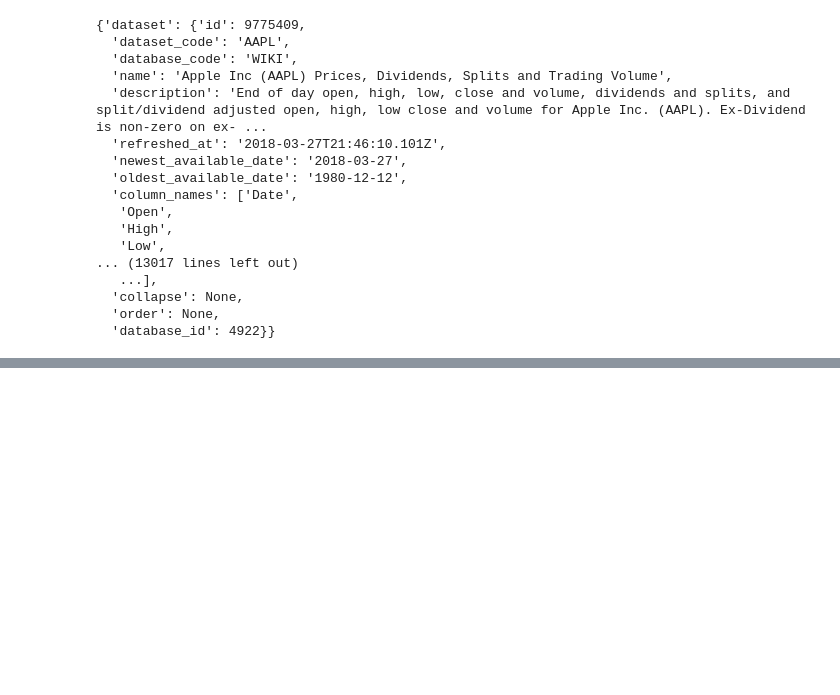
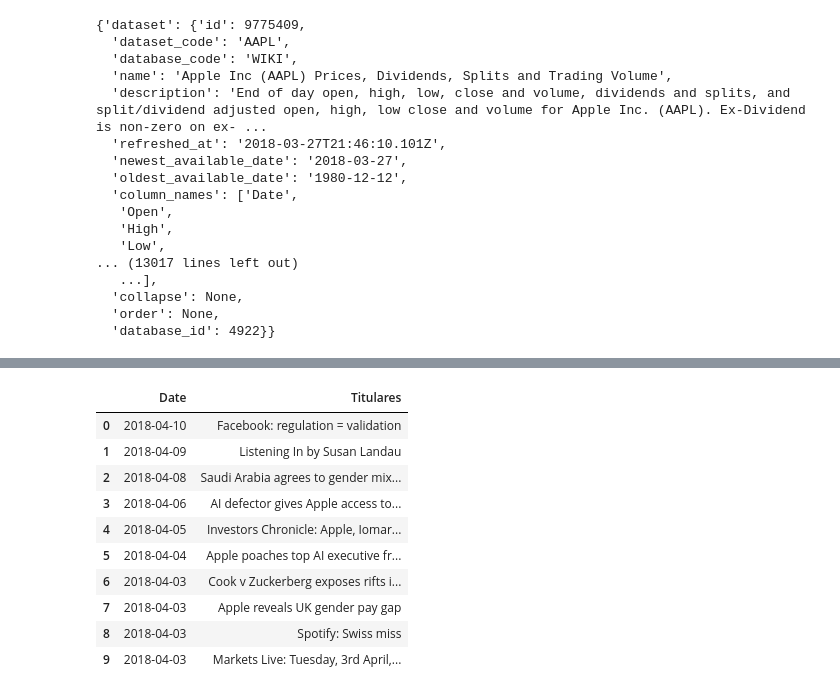
Before and after one commit to hector-moreno/datamad0119, a Jupyter notebook: module-1/web-project/your-code/web-project.ipynb, the cells around one changed output, grey strips where cells are left out. Drawn from its saved outputs; the diff is of its cells as text; code cells hidden in the pictures; blank space fills up the shorter version.

```diff
--- a/module-1/web-project/your-code/web-project.ipynb
+++ b/module-1/web-project/your-code/web-project.ipynb
@@ -114,0 +95,15 @@ dfHead
+# %%
+dfHead = pd.DataFrame({'Date': dates, 'Titulares' : headlines})
+dfHead.head(10)
+# %% [output]
+|  | Date | Titulares |
+| 0 | 2018-04-10 | Facebook: regulation = validation |
+| 1 | 2018-04-09 | Listening In by Susan Landau |
+| 2 | 2018-04-08 | Saudi Arabia agrees to gender mix... |
+| 3 | 2018-04-06 | AI defector gives Apple access to... |
+| 4 | 2018-04-05 | Investors Chronicle: Apple, Iomar... |
+| 5 | 2018-04-04 | Apple poaches top AI executive fr... |
+| 6 | 2018-04-03 | Cook v Zuckerberg exposes rifts i... |
+| 7 | 2018-04-03 | Apple reveals UK gender pay gap |
+| 8 | 2018-04-03 | Spotify: Swiss miss |
+| 9 | 2018-04-03 | Markets Live: Tuesday, 3rd April,... |
```
Also changed, not shown: parts of 7 cells of this notebook.
